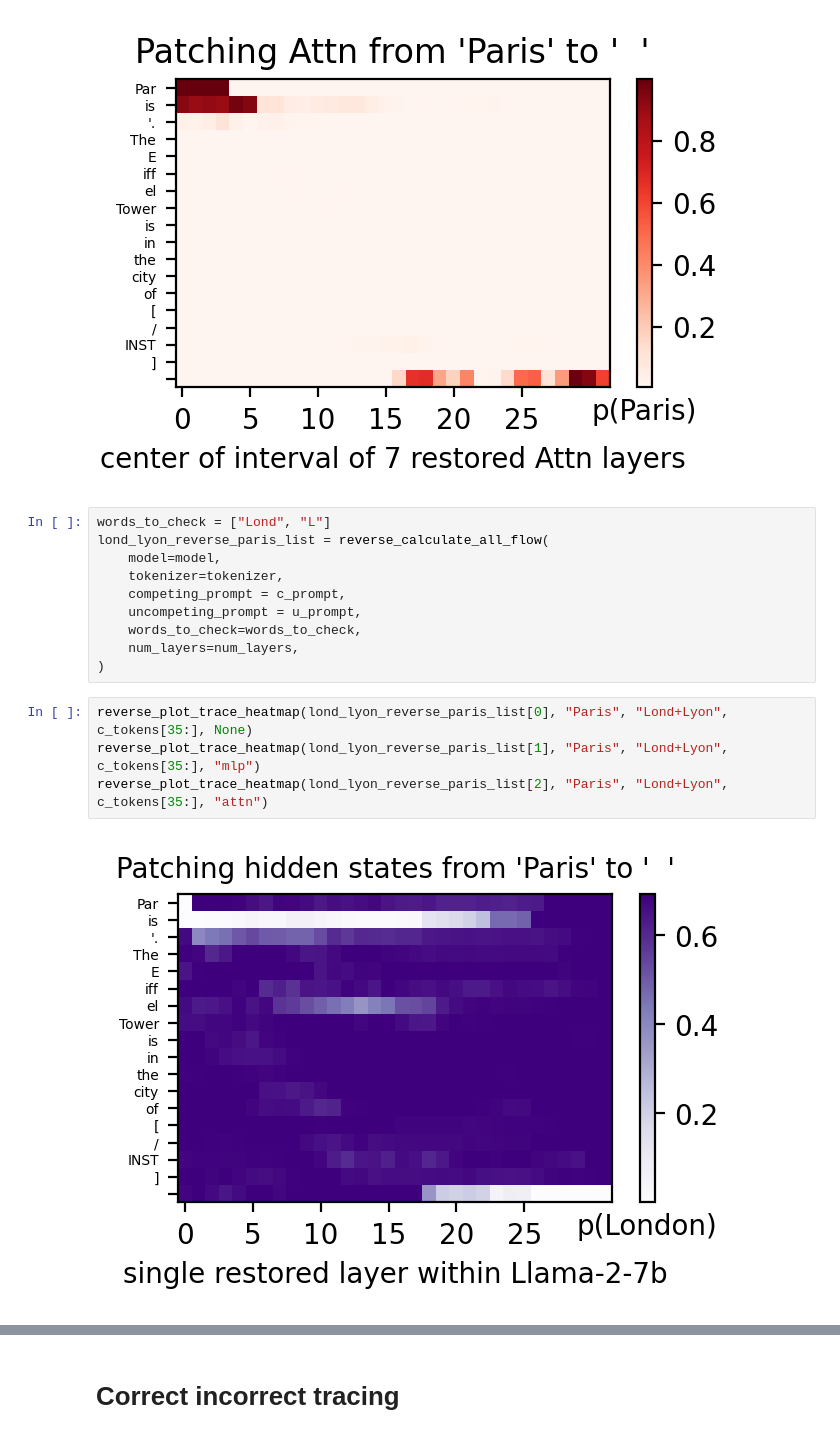
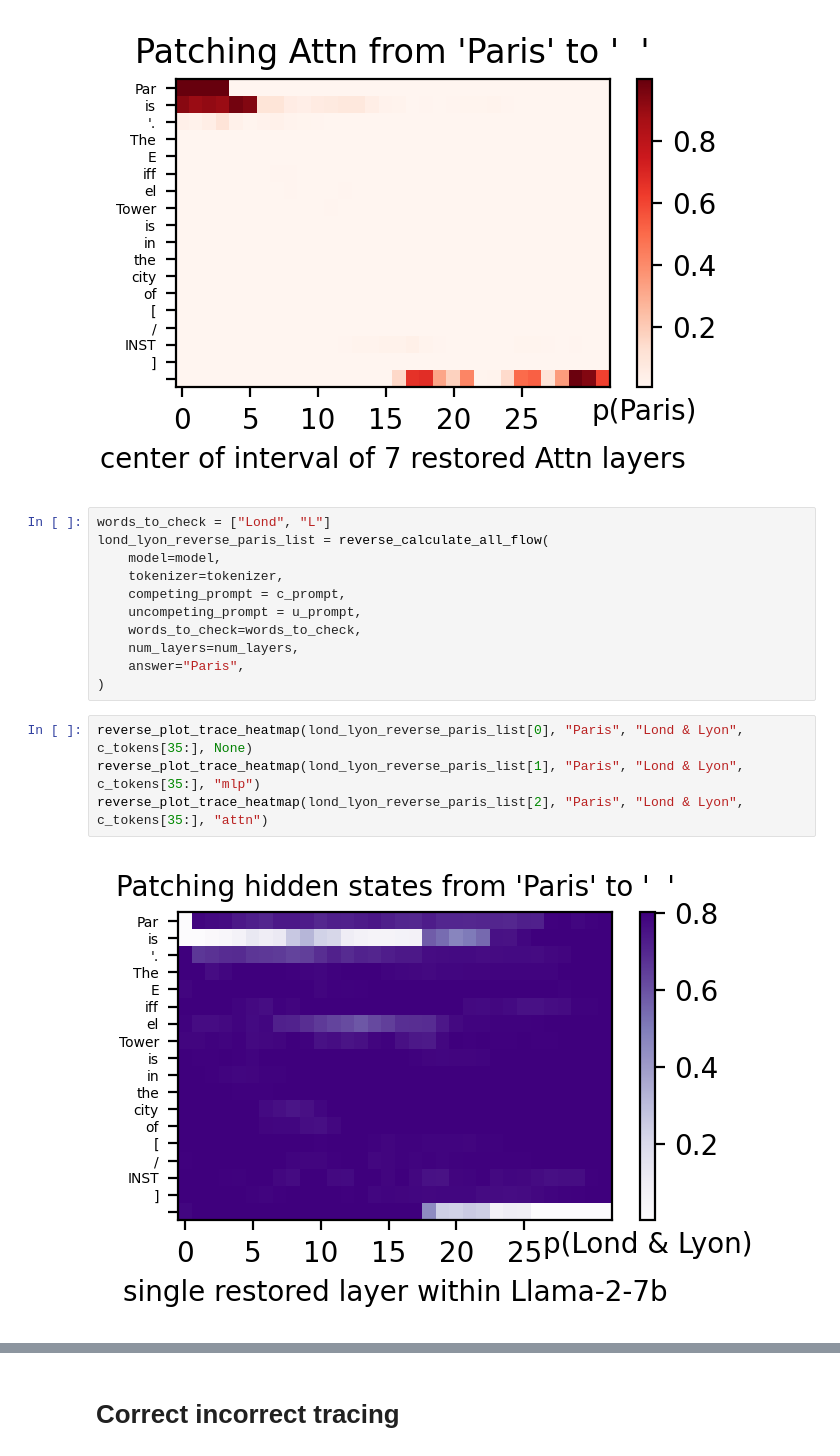
Before and after one commit to mileskwang/rome-prompt-injections, a Jupyter notebook: modular_tracing_llama2_7B.ipynb, the cells around one changed output, grey strips where cells are left out. Drawn from its saved outputs; the diff is of its cells as text.

```diff
--- a/modular_tracing_llama2_7B.ipynb
+++ b/modular_tracing_llama2_7B.ipynb
@@ -1128,10 +1128,11 @@ lond_lyon_reverse_paris_list = reverse_calculate_all_flow(
     uncompeting_prompt = u_prompt,
     words_to_check=words_to_check,
     num_layers=num_layers,
+    answer="Paris",
 )
 # %%
-reverse_plot_trace_heatmap(lond_lyon_reverse_paris_list[0], "Paris", "Lond+Lyon", c_tokens[35:], None)
-reverse_plot_trace_heatmap(lond_lyon_reverse_paris_list[1], "Paris", "Lond+Lyon", c_tokens[35:], "mlp")
-reverse_plot_trace_heatmap(lond_lyon_reverse_paris_list[2], "Paris", "Lond+Lyon", c_tokens[35:], "attn")
+reverse_plot_trace_heatmap(lond_lyon_reverse_paris_list[0], "Paris", "Lond & Lyon", c_tokens[35:], None)
+reverse_plot_trace_heatmap(lond_lyon_reverse_paris_list[1], "Paris", "Lond & Lyon", c_tokens[35:], "mlp")
+reverse_plot_trace_heatmap(lond_lyon_reverse_paris_list[2], "Paris", "Lond & Lyon", c_tokens[35:], "attn")
 # %% [output]
-[figure, old version]
+[figure, new version]
```
Also changed, not shown: parts of 5 cells of this notebook, 1 other file.
